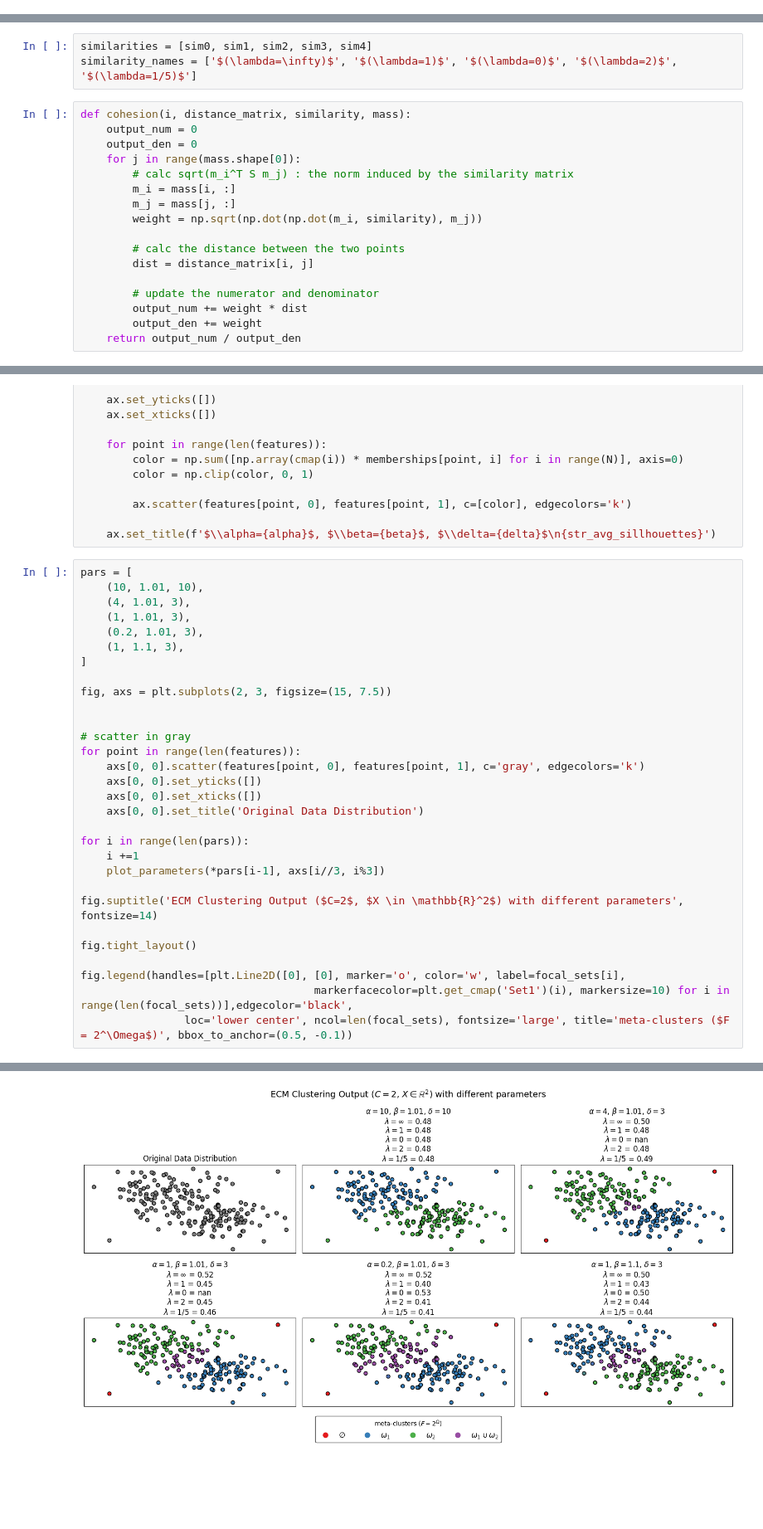
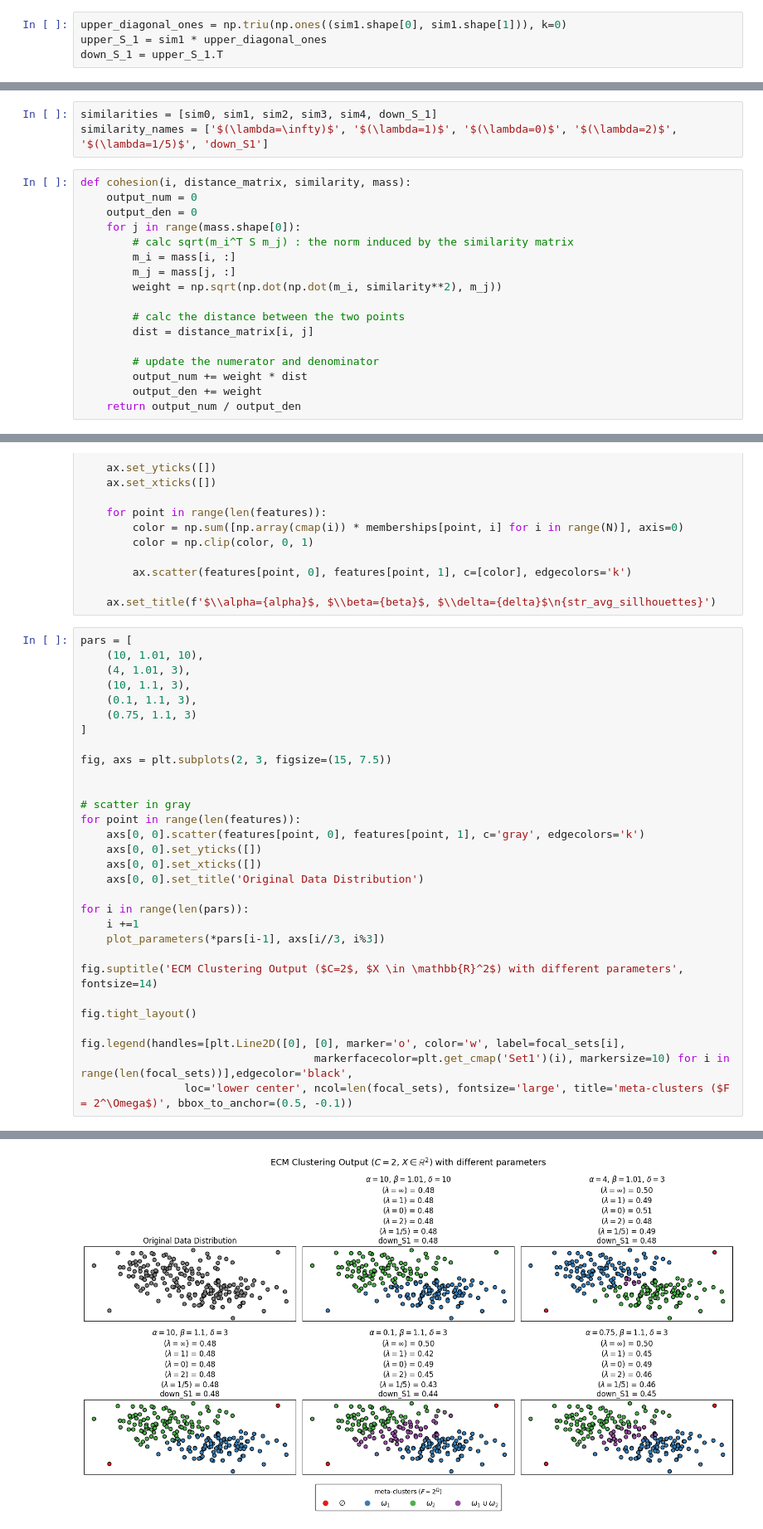
Before and after one commit to victorsouza89/clustering-examples, a Jupyter notebook: evidential_sillhouette.ipynb, the cells around one changed output, grey strips where cells are left out. Shown at 83% size. Cells and saved outputs as stored; diff of their text form; blank space fills up the shorter version.

```diff
--- a/evidential_sillhouette.ipynb
+++ b/evidential_sillhouette.ipynb
@@ -76,6 +76,10 @@ array([[0. , 0. , 0. , 0. ],
        [0. , 1. , 0. , 0.5],
        [0. , 0. , 1. , 0.5],
        [0. , 0.5, 0.5, 1. ]])
+# %%
+upper_diagonal_ones = np.triu(np.ones((sim1.shape[0], sim1.shape[1])), k=0)
+upper_S_1 = sim1 * upper_diagonal_ones
+down_S_1 = upper_S_1.T
 # %%
 sim2 = np.ceil(sim1)
 sim2
@@ -101,8 +105,8 @@ array([[0.        , 0.        , 0.        , 0.        ],
        [0.        , 0.        , 1.        , 0.87055056],
        [0.        , 0.87055056, 0.87055056, 1.        ]])
 # %%
-similarities = [sim0, sim1, sim2, sim3, sim4]
-similarity_names = ['$(\lambda=\infty)$', '$(\lambda=1)$', '$(\lambda=0)$', '$(\lambda=2)$', '$(\lambda=1/5)$']
+similarities = [sim0, sim1, sim2, sim3, sim4, down_S_1]
+similarity_names = ['$(\lambda=\infty)$', '$(\lambda=1)$', '$(\lambda=0)$', '$(\lambda=2)$', '$(\lambda=1/5)$', 'down_S1']
 # %%
 def cohesion(i, distance_matrix, similarity, mass):
     output_num = 0
@@ -111,7 +115,7 @@ def cohesion(i, distance_matrix, similarity, mass):
         # calc sqrt(m_i^T S m_j) : the norm induced by the similarity matrix
         m_i = mass[i, :]
         m_j = mass[j, :]
-        weight = np.sqrt(np.dot(np.dot(m_i, similarity), m_j))
+        weight = np.sqrt(np.dot(np.dot(m_i, similarity**2), m_j))
 
         # calc the distance between the two points
         dist = distance_matrix[i, j]
@@ -151,36 +155,36 @@ def plot_parameters(alpha, beta, delta, ax):
 # %%
 pars = [
     (10, 1.01, 10),
     (4, 1.01, 3),
-    (1, 1.01, 3),
-    (0.2, 1.01, 3),
-    (1, 1.1, 3),
+    (10, 1.1, 3),
+    (0.1, 1.1, 3),
+    (0.75, 1.1, 3)
 ]
 
 fig, axs = plt.subplots(2, 3, figsize=(15, 7.5))
 
 
 # scatter in gray
 for point in range(len(features)):
     axs[0, 0].scatter(features[point, 0], features[point, 1], c='gray', edgecolors='k')
     axs[0, 0].set_yticks([])
     axs[0, 0].set_xticks([])
     axs[0, 0].set_title('Original Data Distribution')
 
 for i in range(len(pars)):
     i +=1
     plot_parameters(*pars[i-1], axs[i//3, i%3])
 
 fig.suptitle('ECM Clustering Output ($C=2$, $X \in \mathbb{R}^2$) with different parameters', fontsize=14)
 
 fig.tight_layout()
 
 fig.legend(handles=[plt.Line2D([0], [0], marker='o', color='w', label=focal_sets[i],
                                     markerfacecolor=plt.get_cmap('Set1')(i), markersize=10) for i in range(len(focal_sets))],edgecolor='black',
                 loc='lower center', ncol=len(focal_sets), fontsize='large', title='meta-clusters ($F = 2^\Omega$)', bbox_to_anchor=(0.5, -0.1))
 # %% [output]
 <matplotlib.legend.Legend at 0x...>
-[figure, old version]
+[figure, new version]
 # %%
 # pars_default = (1, 2, 3)
 pars_default = (1, 1.1, 3)
```
Also changed, not shown: parts of 2 cells of this notebook, 1 other file.
